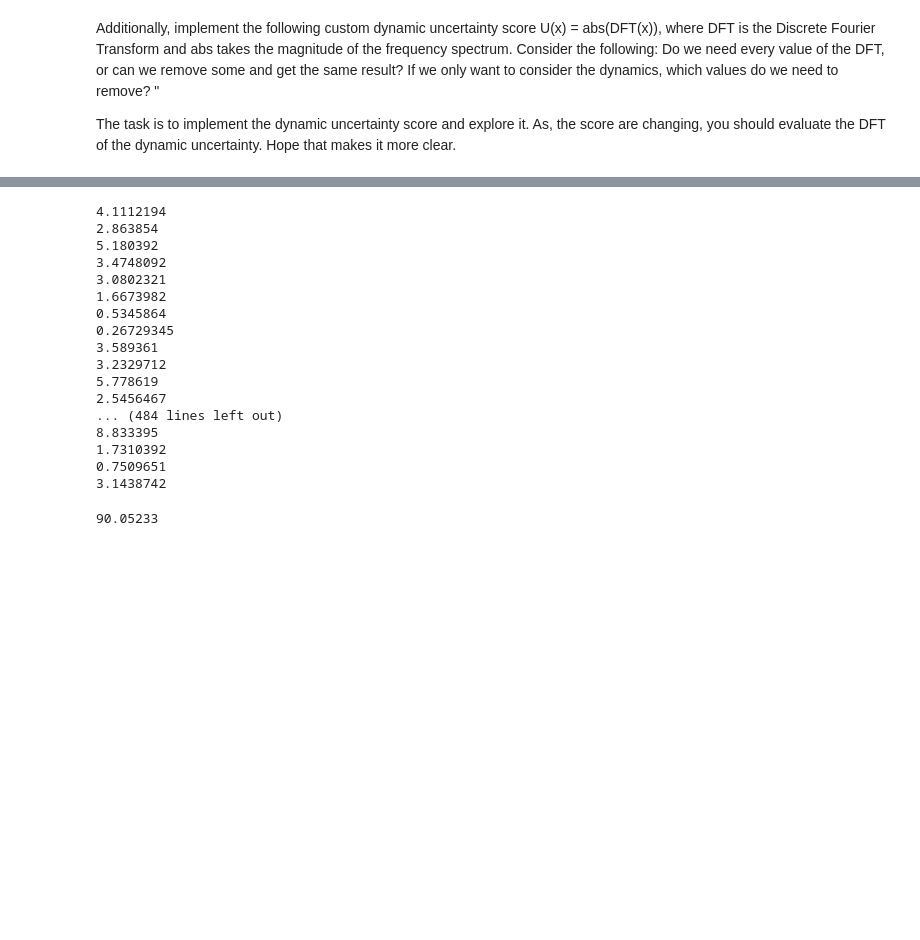
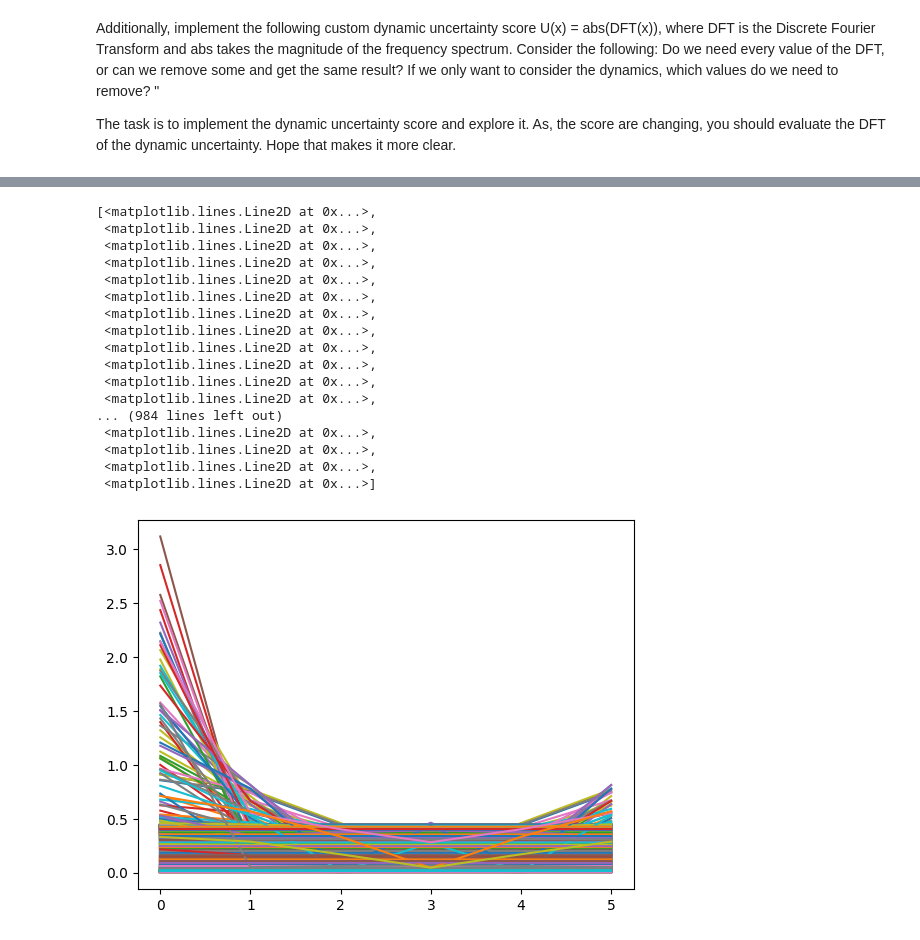
Before and after one commit to stach/mnist-pruning, a Jupyter notebook: src/train_mnist_prune.ipynb, the cells around one changed output, grey strips where cells are left out. Drawn from its saved outputs; the diff is of its cells as text; code cells hidden in the pictures; blank space fills up the shorter version.

```diff
--- a/src/train_mnist_prune.ipynb
+++ b/src/train_mnist_prune.ipynb
@@ -404,21 +290,0 @@ plt.show()
-# %%
-for j in range(500):
-    print(fft2(input=trainset[j][0][0,:,:]).abs().numpy()[14,14])
-# %% [output]
-4.1112194
-2.863854
-5.180392
-3.4748092
-3.0802321
-1.6673982
-0.5345864
-0.26729345
-3.589361
-3.2329712
-5.778619
-2.5456467
-... (484 lines left out)
-8.833395
-1.7310392
-0.7509651
-3.1438742
@@ -428,4 +290,0 @@ x = fft2(input=x[:,0,:,:]).abs().numpy()
-# %%
-np.mean(x, axis=0)[27,26]
-# %% [output]
-90.05233
@@ -431,0 +315,27 @@ np.mean(x, axis=0)[27,26]
+# %%
+uncertainty_fft = np.zeros(train_size) # Overall uncertainty according to specification
+
+# # for (xi, yi) ∈ T do
+#     # Compute dynamic uncertainty U(xi) using FFT
+uncertainty_fft = np.absolute(np.fft.fft(uncertainty_EQ2, axis=1))
+# %%
+plt.plot(uncertainty_fft[:1000,:].T)
+# %% [output]
+[<matplotlib.lines.Line2D at 0x...>,
+ <matplotlib.lines.Line2D at 0x...>,
+ <matplotlib.lines.Line2D at 0x...>,
+ <matplotlib.lines.Line2D at 0x...>,
+ <matplotlib.lines.Line2D at 0x...>,
+ <matplotlib.lines.Line2D at 0x...>,
+ <matplotlib.lines.Line2D at 0x...>,
+ <matplotlib.lines.Line2D at 0x...>,
+ <matplotlib.lines.Line2D at 0x...>,
+ <matplotlib.lines.Line2D at 0x...>,
+ <matplotlib.lines.Line2D at 0x...>,
+ <matplotlib.lines.Line2D at 0x...>,
+... (984 lines left out)
+ <matplotlib.lines.Line2D at 0x...>,
+ <matplotlib.lines.Line2D at 0x...>,
+ <matplotlib.lines.Line2D at 0x...>,
+ <matplotlib.lines.Line2D at 0x...>]
+[figure, added]
```
Also changed, not shown: parts of 17 cells of this notebook, 11 other files.
